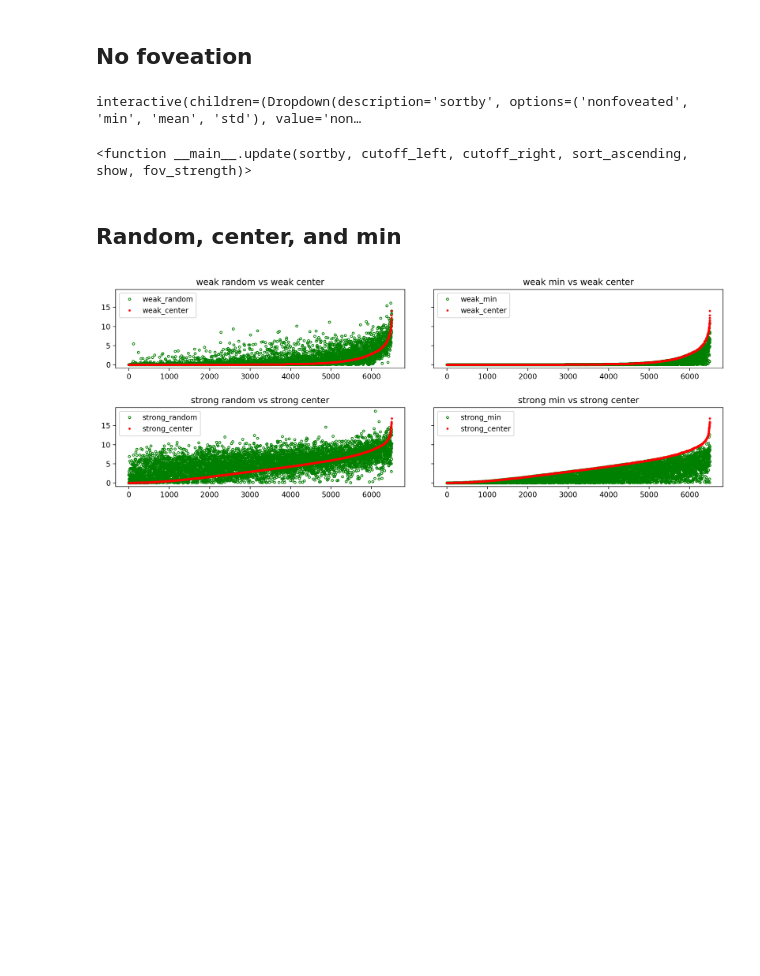
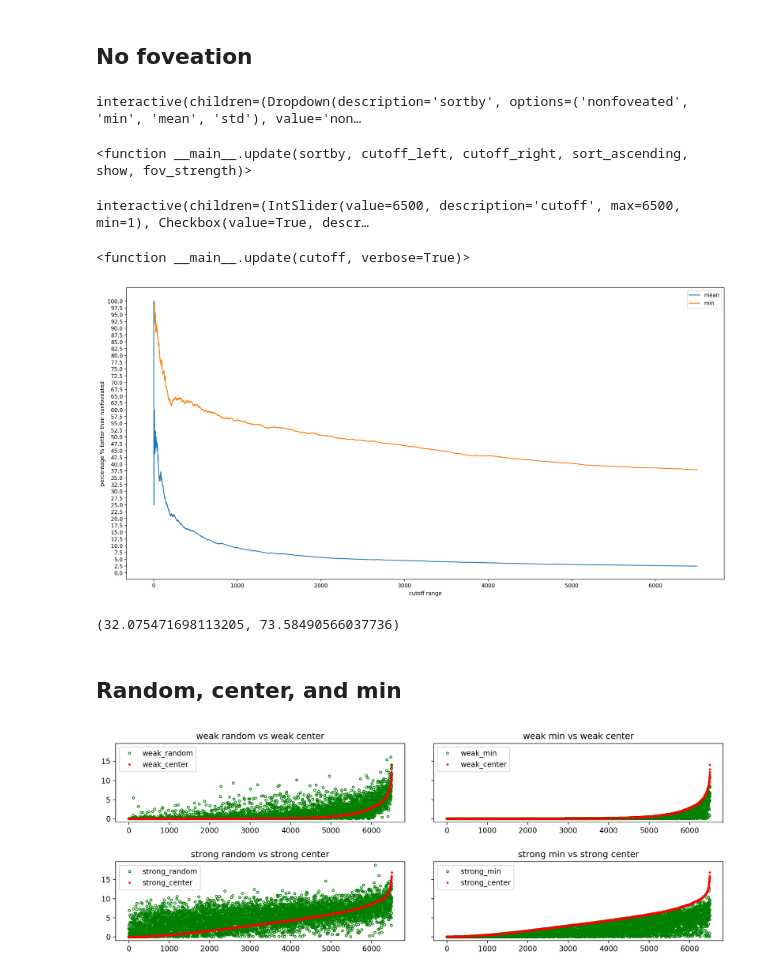
Before and after one commit to JohanvandenHeuvel/UsingASecondaryNetworkForFoveationInComputerVision, a Jupyter notebook: analysis.ipynb, the cells around one changed output. Cells and saved outputs as stored; diff of their text form; code cells hidden in the pictures; blank space fills up the shorter version.

Commit message:
added figure that shows % of foveated images better then nonfoveated against # samples

```diff
--- a/analysis.ipynb
+++ b/analysis.ipynb
@@ -58,6 +58,8 @@ print(df.head(5))
 # %% [markdown]
 ## No foveation
 # %%
+result = df
+
 def plot_fig(cutoff_left, cutoff_right, show, fov_strength):
     fig=plt.figure(figsize=(20,10), dpi=200, facecolor='w', edgecolor='k')
 
@@ -120,6 +122,42 @@ interact(update,
 # %% [output]
 interactive(children=(Dropdown(description='sortby', options=('nonfoveated', 'min', 'mean', 'std'), value='non…
 <function __main__.update(sortby, cutoff_left, cutoff_right, sort_ascending, show, fov_strength)>
+# %%
+def update(cutoff, verbose=True):
+    nonfoveated = result['nonfoveated'][:cutoff]
+    mean = result['weak_mean'][:cutoff]
+    minimum = result['weak_min'][:cutoff]
+
+    percentage_mean = 100 * sum(mean < nonfoveated)/ len(nonfoveated)
+    percentage_min = 100 * sum(minimum < nonfoveated)/ len(nonfoveated)
+
+    if verbose:
+        print("percentage of foveated images that are on average better then nonfoveated:", percentage_mean, '%')
+        print("percentage of foveated images that are on at best better then nonfoveated:", percentage_min, '%')
+    else:
+        return percentage_mean, percentage_min
+
+interact(update, cutoff = widgets.IntSlider(value=len(result), min=1, max=len(result)))
+# %% [output]
+interactive(children=(IntSlider(value=6500, description='cutoff', max=6500, min=1), Checkbox(value=True, descr…
+<function __main__.update(cutoff, verbose=True)>
+# %%
+percentages_mean , percentages_min = zip(*[update(i, verbose=False) for i in range(1, len(result))])
+# %%
+fig=plt.figure(figsize=(20,10), dpi=200, facecolor='w', edgecolor='k')
+plt.plot(list(percentages_mean))
+plt.plot(list(percentages_min))
+plt.yticks(np.linspace(0,100,41))
+plt.ylabel('percentage % better then nonfoveated')
+plt.xlabel('cutoff range')
+plt.legend(['mean', 'min'])
+plt.show()
+# %% [output]
+[figure, added]
+# %%
+percentages[105]
+# %% [output]
+(32.075471698113205, 73.58490566037736)
 # %% [markdown]
 ## Random, center, and min
 # %%
```
Also changed, not shown: parts of 1 cell of this notebook.
